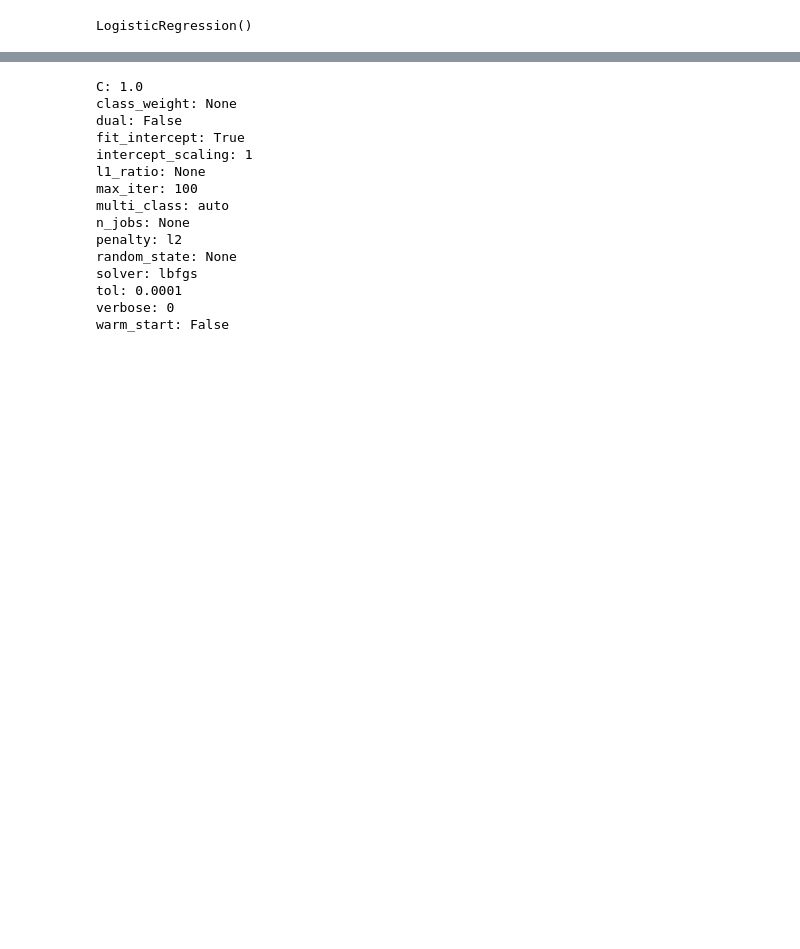
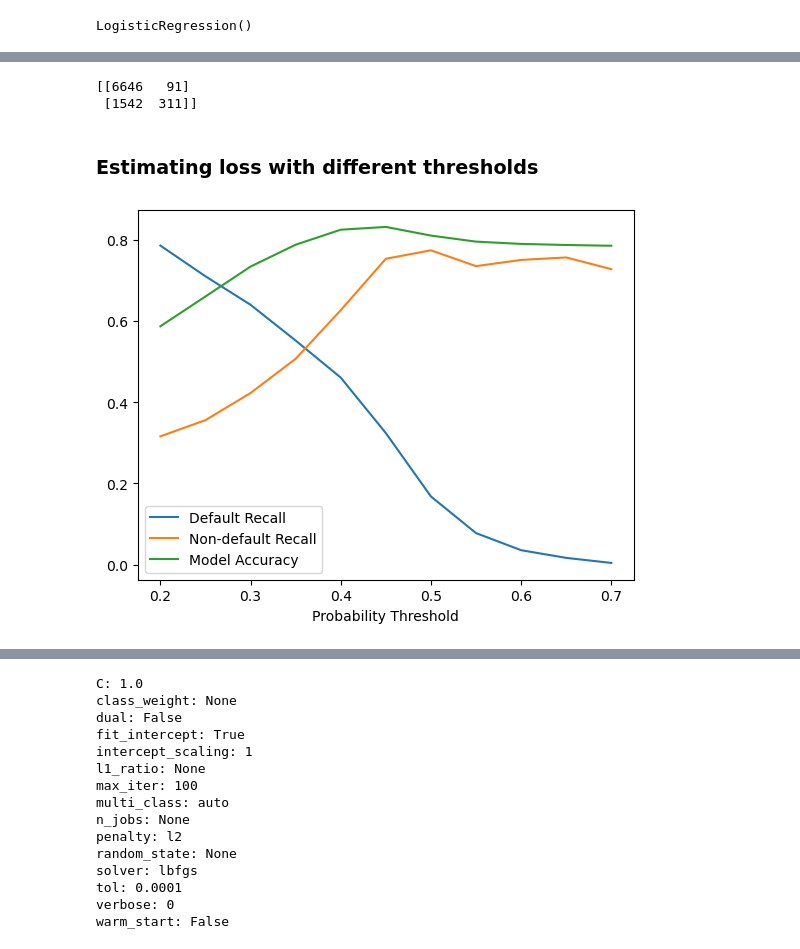
Before and after one commit to acody14/Projects, a Jupyter notebook: Preprocessing-Modeling.ipynb, the cells around one changed output, grey strips where cells are left out. Cells and saved outputs as stored; diff of their text form; code cells hidden in the pictures; blank space fills up the shorter version.

Commit message:
completed log reg modeling

```diff
--- a/Preprocessing-Modeling.ipynb
+++ b/Preprocessing-Modeling.ipynb
@@ -118,0 +131,41 @@ print(recall_default)
+# %%
+# Confusion Matrix
+print(confusion_matrix(y_test, df_probs['loan_status_pred']))
+
+# order is as follows
+# [ True Neg   False Pos ]
+# [ FalseNeg   True  Pos ]
+# %% [output]
+[[6646   91]
+ [1542  311]]
+# %% [markdown]
+### Estimating loss with different thresholds
+# %%
+thresholds = [round(i, 2) for i in np.arange(0.2, 0.75, 0.05)]
+
+def_recalls = []
+non_def_recalls = []
+accs = []
+est_losses = []
+
+for threshold in thresholds:
+    #creating new column based on thresholds
+    df_probs['loan_status_pred'] = df_probs['prob_default'].apply(lambda x: 1 if x >= threshold else 0)
+    #gathering default recall, non-default recall, and accuracy at each threshold
+    def_recalls.append(precision_recall_fscore_support(df_probs['loan_status_actual'], df_probs['loan_status_pred'])[1][1])
+    non_def_recalls.append(precision_recall_fscore_support(df_probs['loan_status_actual'], df_probs['loan_status_pred'])[0][1])
+    accs.append(accuracy_score(df_probs['loan_status_actual'], df_probs['loan_status_pred']))
+    #estimating loss
+    num_pred_defaults = df_probs['loan_status_pred'].sum()
+    default_recall = precision_recall_fscore_support(df_probs['loan_status_actual'], df_probs['loan_status_pred'])[1][1]
+    avg_loan_amnt = df['loan_amnt'].mean()
+    est_losses.append((avg_loan_amnt * num_pred_defaults) * (1 - default_recall))
+# %%
+plt.plot(thresholds,def_recalls)
+plt.plot(thresholds,non_def_recalls)
+plt.plot(thresholds,accs)
+plt.xlabel("Probability Threshold")
+plt.legend(["Default Recall","Non-default Recall","Model Accuracy"])
+plt.show()
+# %% [output]
+[figure, added]
```
Also changed, not shown: parts of 14 cells of this notebook.
